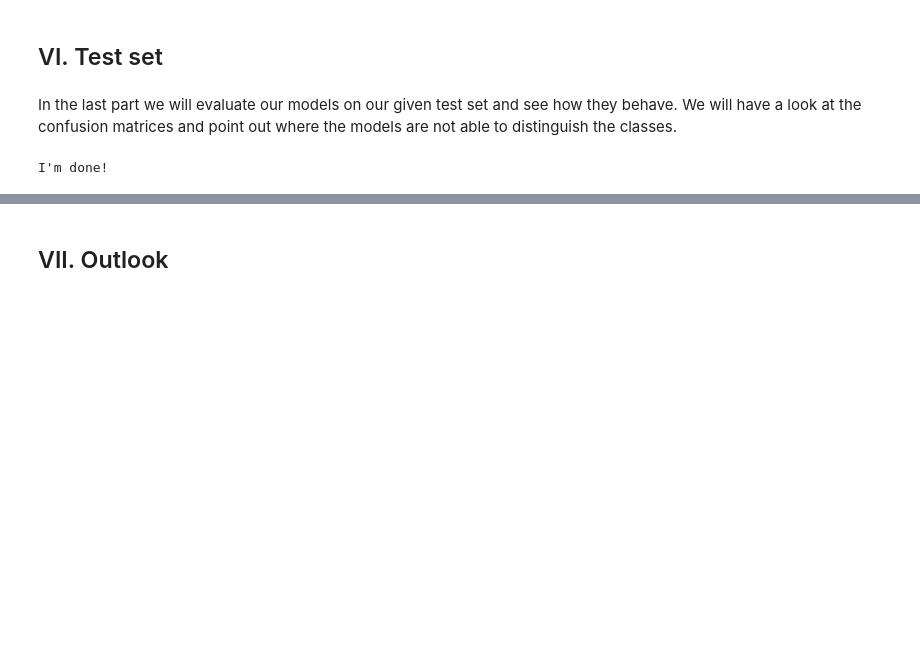
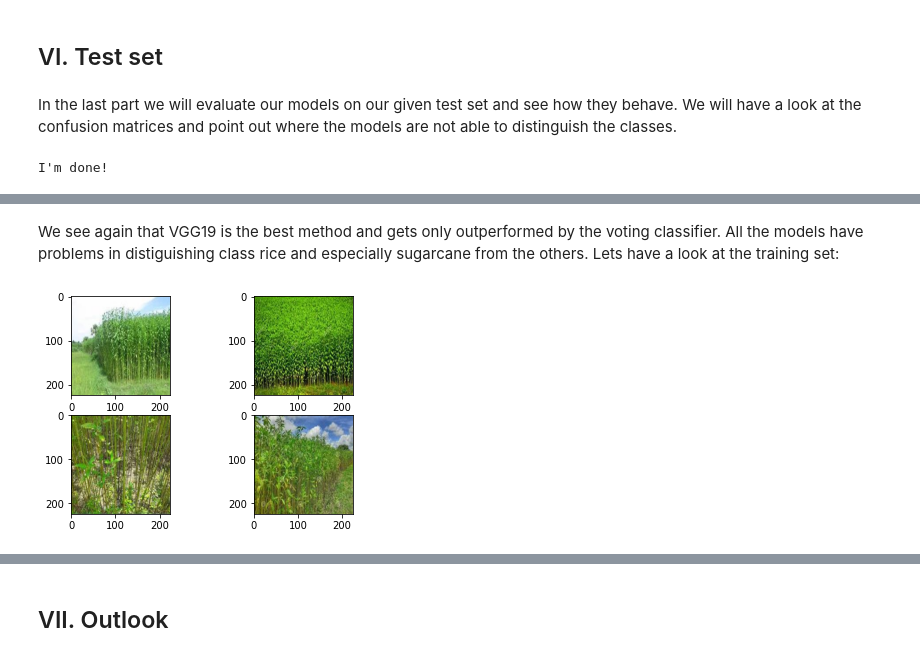
Before and after one commit to NiklasSabel/Industrial-Applications-of-Artificial-Intelligence, a Jupyter notebook: notebooks/Primary sector/Primary sector crop images.ipynb, the cells around one changed output, grey strips where cells are left out. Drawn from its saved outputs; the diff is of its cells as text; code cells hidden in the pictures; blank space fills up the shorter version.

```diff
--- a/notebooks/Primary sector/Primary sector crop images.ipynb
+++ b/notebooks/Primary sector/Primary sector crop images.ipynb
@@ -1329,0 +1376,22 @@ We can see that it has problems distinguishing between (look at pictures), let m
+# %% [markdown]
+We see again that VGG19 is the best method and gets only outperformed by the voting classifier. All the models have problems in distiguishing class rice and especially sugarcane from the others. Lets have a look at the training set:
+# %%
+#function to load 4 pictures
+def show_4_images(crop_path, image_size):
+    list_of_images = os.listdir(crop_path)
+    list_of_images = list_of_images[:4]
+    image_datas = []
+    for i in list_of_images:
+        img = image.load_img(crop_path+i, target_size=image_size)
+        image_datas.append(img)
+    f, axarr = plt.subplots(2,2)
+    axarr[0,0].imshow(image_datas[0])
+    axarr[0,1].imshow(image_datas[1])
+    axarr[1,0].imshow(image_datas[2])
+    axarr[1,1].imshow(image_datas[3])
+    plt.show()
+# %%
+# jute
+show_4_images("../../src/data/Abgabe_1_Crop_images/crop_images/jute/",(224,224,3))
+# %% [output]
+[figure, added]
```
Also changed, not shown: parts of 44 cells of this notebook, 1 other file.
